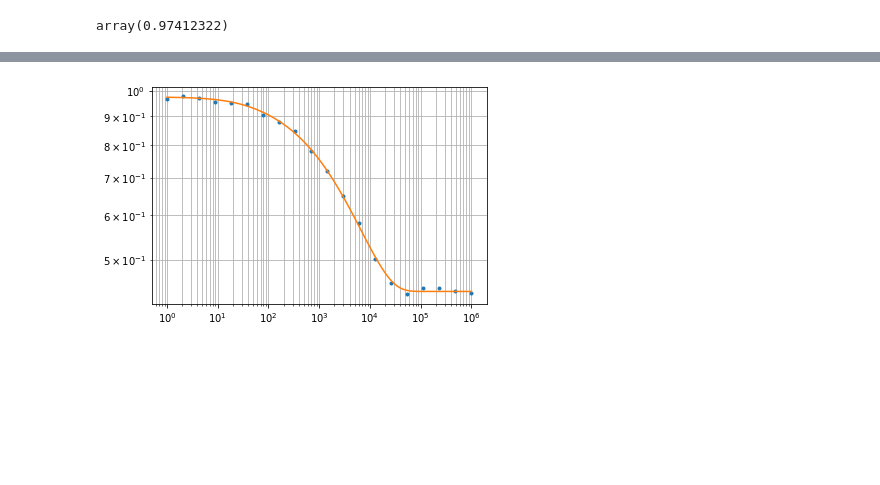
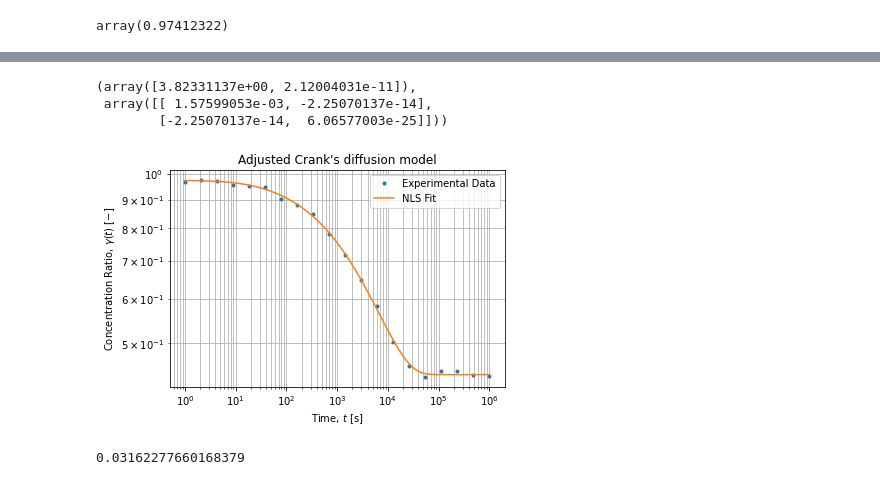
Before and after one commit to jlandercy/cookbook, a Jupyter notebook: python/posts/CrankDiffusion.ipynb, the cells around one changed output, grey strips where cells are left out. Cells and saved outputs as stored; diff of their text form; code cells hidden in the pictures; blank space fills up the shorter version.

Commit message:
Adjusted exp data

```diff
--- a/python/posts/CrankDiffusion.ipynb
+++ b/python/posts/CrankDiffusion.ipynb
@@ -122,7 +115,0 @@ rfit = S.objective(tlin, *parameters)
-# %%
-fig, axe = plt.subplots()
-axe.loglog(texp, rexp, ".")
-axe.plot(tlin, rfit)
-axe.grid(which="both")
-# %% [output]
-[figure, removed]
@@ -128,0 +118,6 @@ axe.grid(which="both")
+# %%
+parameters, covariance
+# %% [output]
+(array([3.82331137e+00, 2.12004031e-11]),
+ array([[ 1.57599053e-03, -2.25070137e-14],
+        [-2.25070137e-14,  6.06577003e-25]]))
@@ -128,0 +126,15 @@ axe.grid(which="both")
+# %%
+fig, axe = plt.subplots()
+axe.loglog(texp, rexp, ".", label="Experimental Data")
+axe.loglog(tlin, rfit, label="NLS Fit")
+axe.set_title("Adjusted Crank's diffusion model")
+axe.set_xlabel(r"Time, $t$ $[\mathrm{s}]$")
+axe.set_ylabel(r"Concentration Ratio, $\gamma(t)$ $[-]$")
+axe.legend()
+axe.grid(which="both")
+# %% [output]
+[figure, added]
+# %%
+np.sqrt(1e-3)
+# %% [output]
+0.03162277660168379
```
Also changed, not shown: parts of 6 cells of this notebook.
